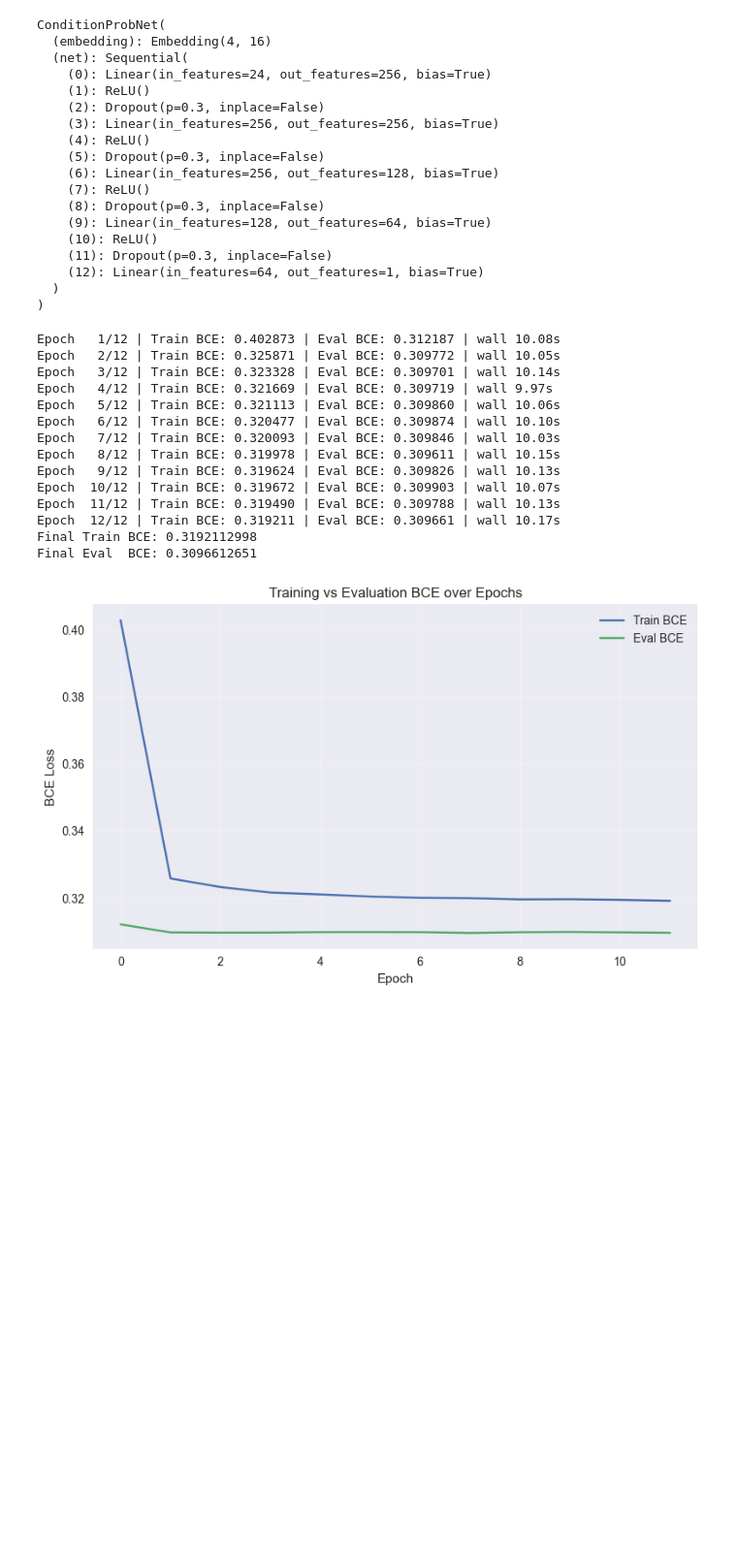
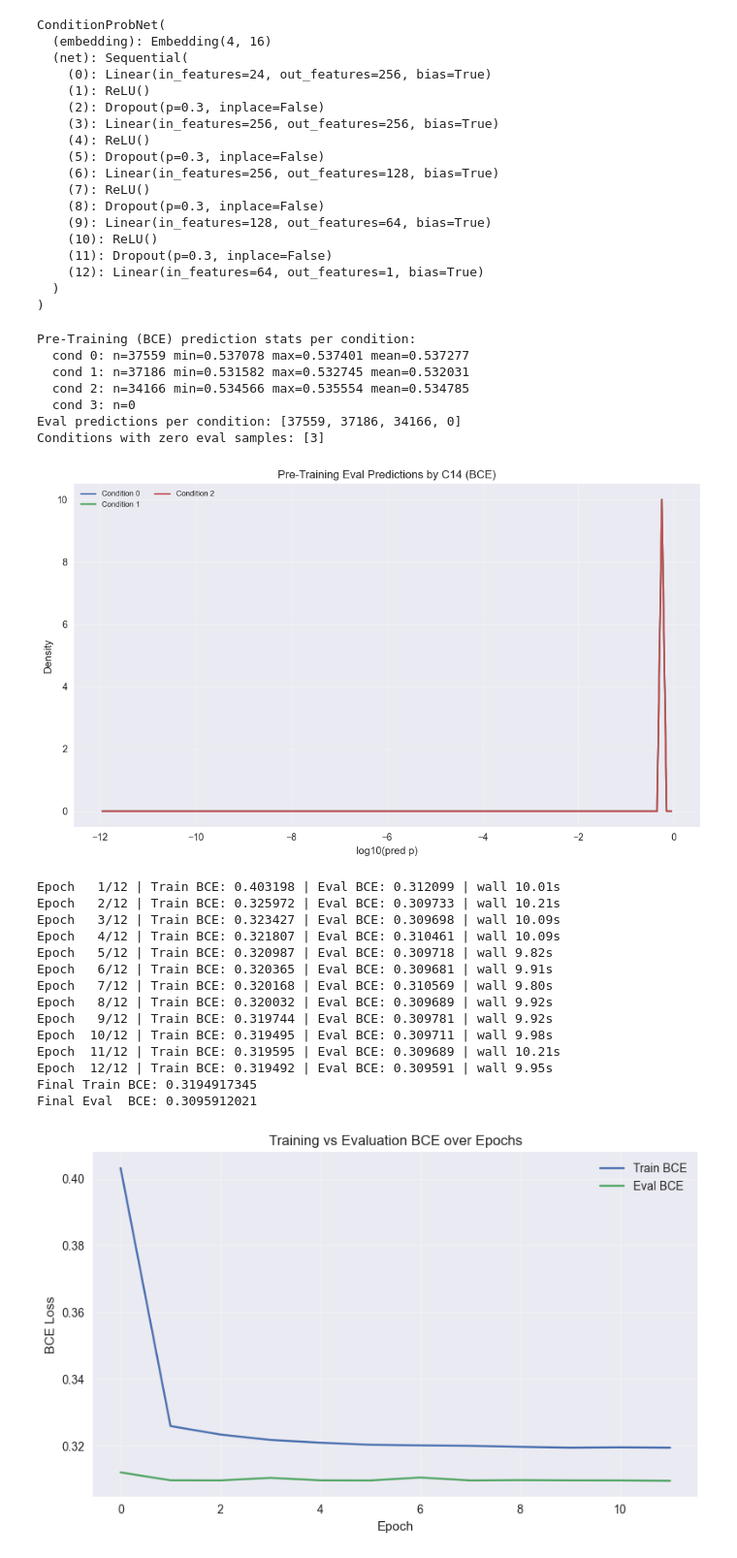
Before and after one commit to recursehex/LocalizedEntropy, a Jupyter notebook: localized_entropy.ipynb, the cells around one changed output. Shown at 97% size. Cells and saved outputs as stored; diff of their text form; code cells hidden in the pictures; blank space fills up the shorter version.

```diff
--- a/localized_entropy.ipynb
+++ b/localized_entropy.ipynb
@@ -242,8 +266,43 @@ ConditionProbNet(
     (12): Linear(in_features=64, out_features=1, bias=True)
   )
 )
+# %%
+loss_name = loss_label(train_cfg['loss_mode'])
+if plots_cfg.get('eval_pred_by_condition', True):
+    pretrain_eval_preds = predict_probs(
+        model,
+        loaders.eval_loader,
+        device,
+        non_blocking=non_blocking,
+    )
+    if pretrain_eval_preds.size > 0:
+        print_pred_stats_by_condition(
+            pretrain_eval_preds,
+            splits.c_eval,
+            splits.num_conditions,
+            name=f"Pre-Training ({loss_name})",
+        )
+        plot_eval_predictions_by_condition(
+            pretrain_eval_preds,
+            splits.c_eval,
+            splits.num_conditions,
+            title=(
+                f"Pre-Training Eval Predictions by {condition_label} ("
+                f"{loss_name})"
+            ),
+        )
+    else:
+        print('Eval set is empty after filtering; skipping pre-training plot.')
+# %% [output]
+Pre-Training (BCE) prediction stats per condition:
+  cond 0: n=37559 min=0.537078 max=0.537401 mean=0.537277
+  cond 1: n=37186 min=0.531582 max=0.532745 mean=0.532031
+  cond 2: n=34166 min=0.534566 max=0.535554 mean=0.534785
+  cond 3: n=0
+Eval predictions per condition: [37559, 37186, 34166, 0]
+Conditions with zero eval samples: [3]
+[figure, added]
 # %%
-train_cfg = cfg['training']
 train_losses, eval_losses = train_with_epoch_plots(
     model=model,
     train_loader=loaders.train_loader,
@@ -257,20 +316,20 @@ train_losses, eval_losses = train_with_epoch_plots(
     loss_mode=train_cfg['loss_mode'],
 )
 # %% [output]
-Epoch   1/12 | Train BCE: 0.402873 | Eval BCE: 0.312187 | wall 10.08s
-Epoch   2/12 | Train BCE: 0.325871 | Eval BCE: 0.309772 | wall 10.05s
-Epoch   3/12 | Train BCE: 0.323328 | Eval BCE: 0.309701 | wall 10.14s
-Epoch   4/12 | Train BCE: 0.321669 | Eval BCE: 0.309719 | wall 9.97s
-Epoch   5/12 | Train BCE: 0.321113 | Eval BCE: 0.309860 | wall 10.06s
-Epoch   6/12 | Train BCE: 0.320477 | Eval BCE: 0.309874 | wall 10.10s
-Epoch   7/12 | Train BCE: 0.320093 | Eval BCE: 0.309846 | wall 10.03s
-Epoch   8/12 | Train BCE: 0.319978 | Eval BCE: 0.309611 | wall 10.15s
-Epoch   9/12 | Train BCE: 0.319624 | Eval BCE: 0.309826 | wall 10.13s
-Epoch  10/12 | Train BCE: 0.319672 | Eval BCE: 0.309903 | wall 10.07s
-Epoch  11/12 | Train BCE: 0.319490 | Eval BCE: 0.309788 | wall 10.13s
-Epoch  12/12 | Train BCE: 0.319211 | Eval BCE: 0.309661 | wall 10.17s
-Final Train BCE: 0.3192112998
-Final Eval  BCE: 0.3096612651
+Epoch   1/12 | Train BCE: 0.403198 | Eval BCE: 0.312099 | wall 10.01s
+Epoch   2/12 | Train BCE: 0.325972 | Eval BCE: 0.309733 | wall 10.21s
+Epoch   3/12 | Train BCE: 0.323427 | Eval BCE: 0.309698 | wall 10.09s
+Epoch   4/12 | Train BCE: 0.321807 | Eval BCE: 0.310461 | wall 10.09s
+Epoch   5/12 | Train BCE: 0.320987 | Eval BCE: 0.309718 | wall 9.82s
+Epoch   6/12 | Train BCE: 0.320365 | Eval BCE: 0.309681 | wall 9.91s
+Epoch   7/12 | Train BCE: 0.320168 | Eval BCE: 0.310569 | wall 9.80s
+Epoch   8/12 | Train BCE: 0.320032 | Eval BCE: 0.309689 | wall 9.92s
+Epoch   9/12 | Train BCE: 0.319744 | Eval BCE: 0.309781 | wall 9.92s
+Epoch  10/12 | Train BCE: 0.319495 | Eval BCE: 0.309711 | wall 9.98s
+Epoch  11/12 | Train BCE: 0.319595 | Eval BCE: 0.309689 | wall 10.21s
+Epoch  12/12 | Train BCE: 0.319492 | Eval BCE: 0.309591 | wall 9.95s
+Final Train BCE: 0.3194917345
+Final Eval  BCE: 0.3095912021
 # %%
 label = loss_label(train_cfg['loss_mode'])
 if plots_cfg.get('loss_curves', True):
```
Also changed, not shown: parts of 5 cells of this notebook, 1 other file.
